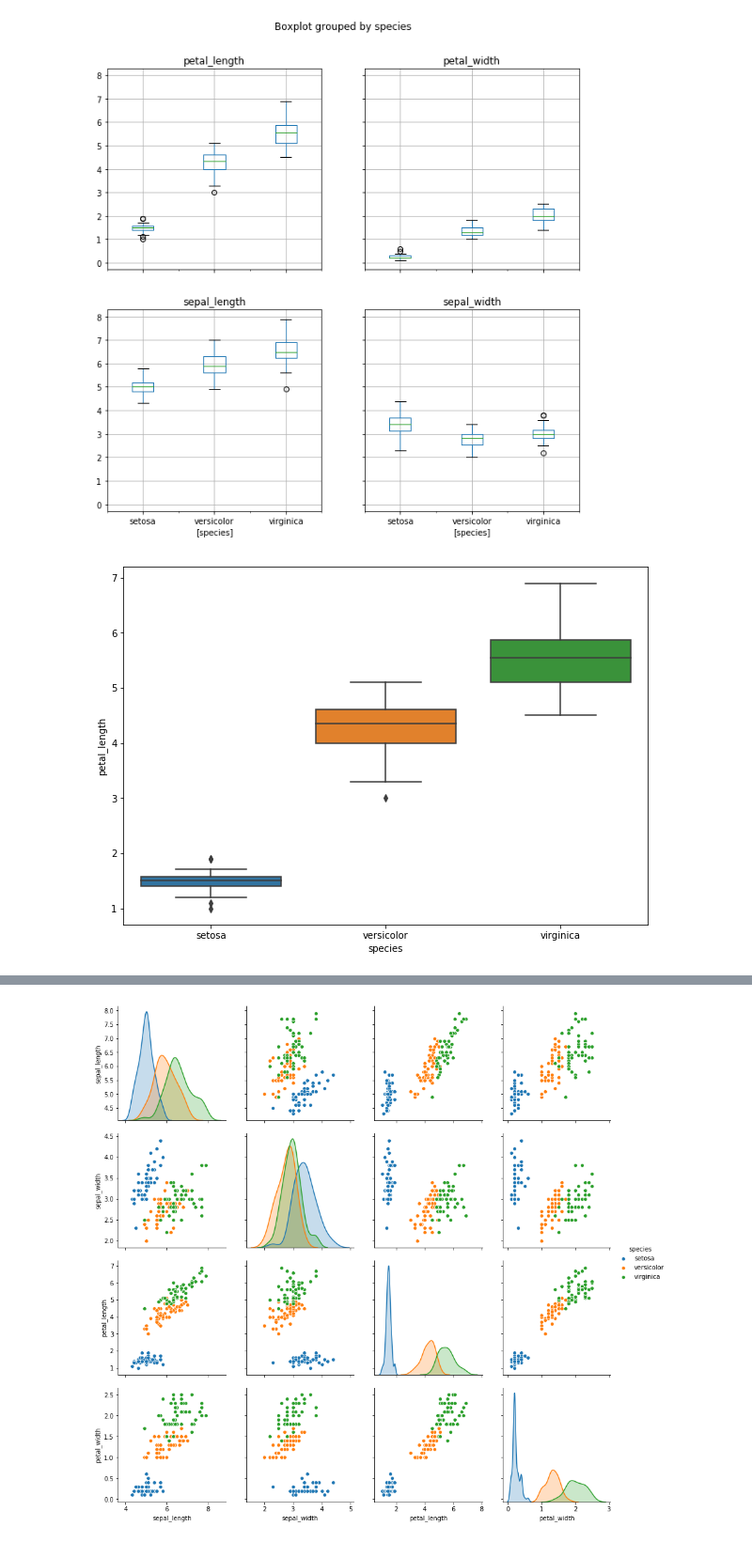
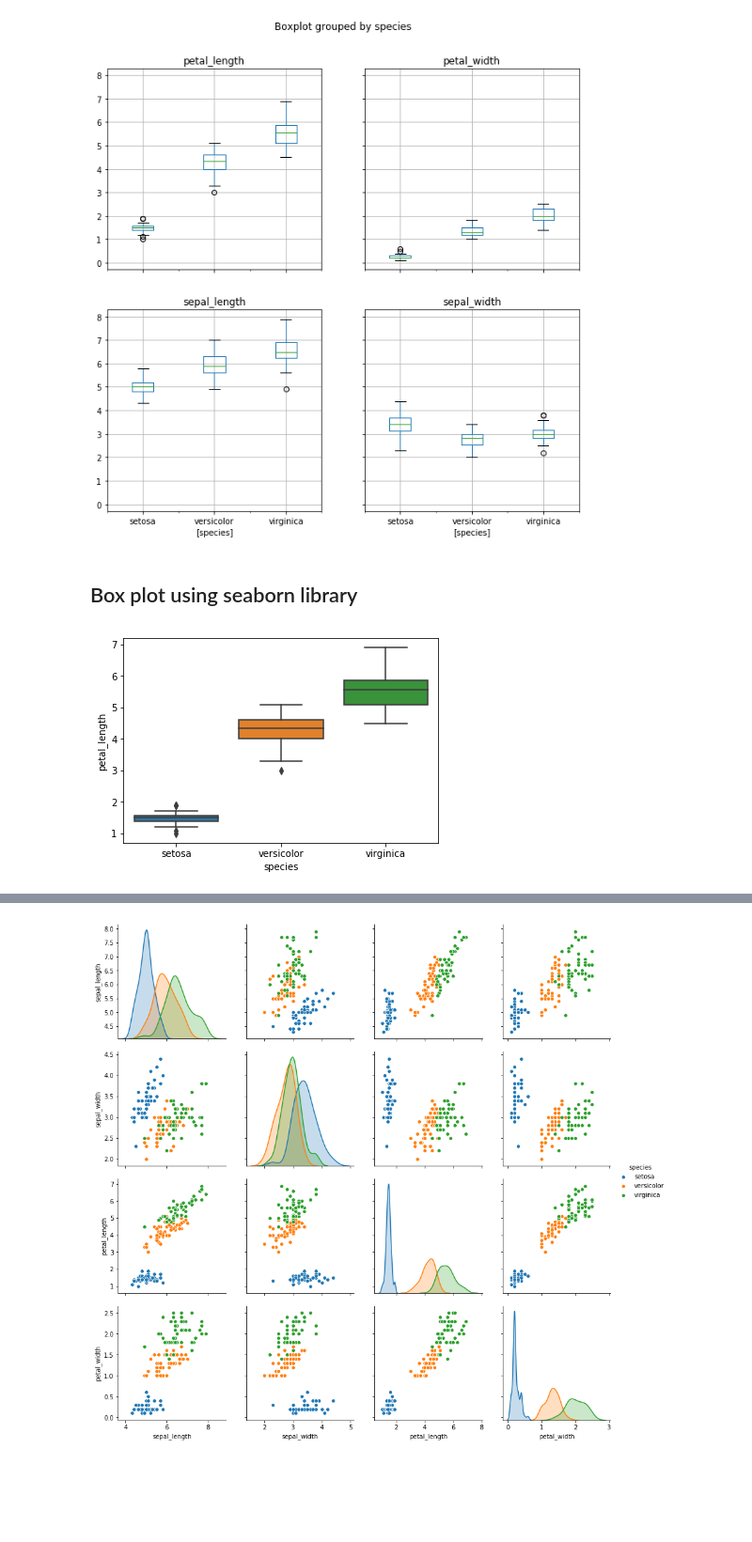
Before and after one commit to Freeha-S/pandas-project, a Jupyter notebook: Project-2019.ipynb, the cells around one changed output, grey strips where cells are left out. Shown at 94% size. Saved outputs shown, nothing was run; the diff lists cells and outputs as text; code cells hidden in the pictures; blank space fills up the shorter version.

```diff
--- a/Project-2019.ipynb
+++ b/Project-2019.ipynb
@@ -216,12 +249,14 @@ dataset.boxplot(by="species", figsize=(10, 10))
 plt.show()
 # %% [output]
 [figure]
+# %% [markdown]
+## Box plot using seaborn library
 # %%
-plt.figure(figsize = (10, 7))
+plt.figure()
 sns.boxplot(x="species", y="petal_length", data=dataset)
 plt.show()
 # %% [output]
-[figure, old version]
+[figure, new version]
 # %%
 plt.figure(figsize = (10, 7))
 ax= sns.boxplot(x="species", y="petal_length", data=dataset)
```
Also changed, not shown: parts of 40 cells of this notebook, 1 other file.
